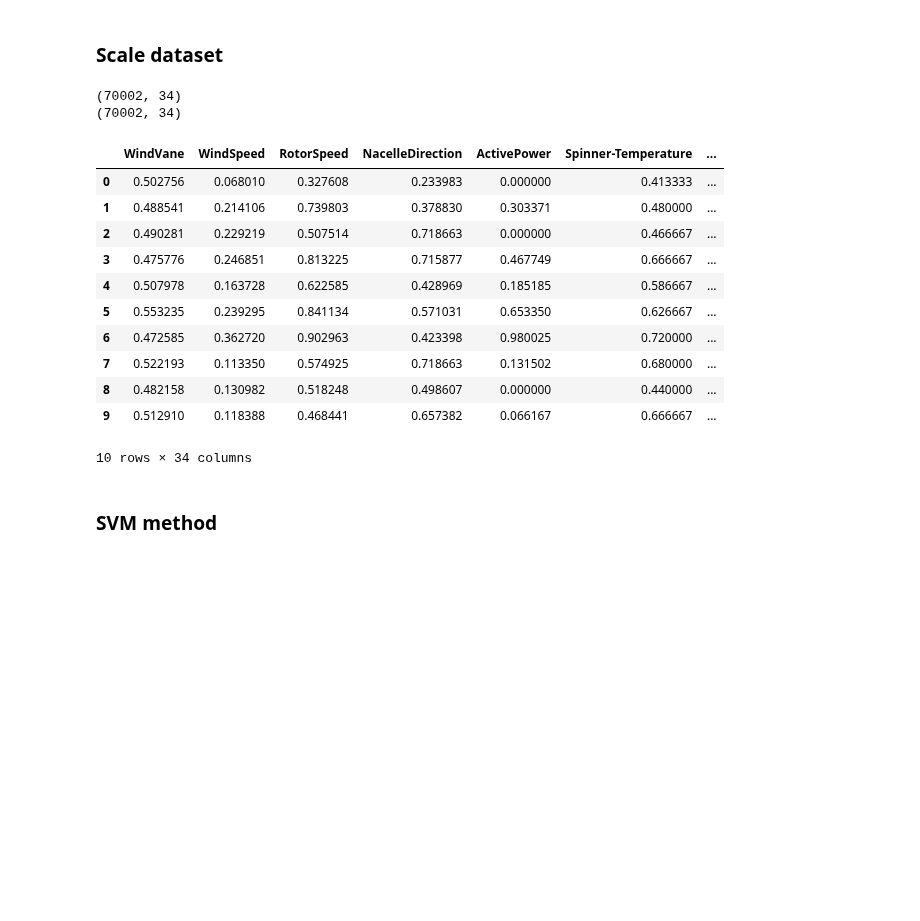
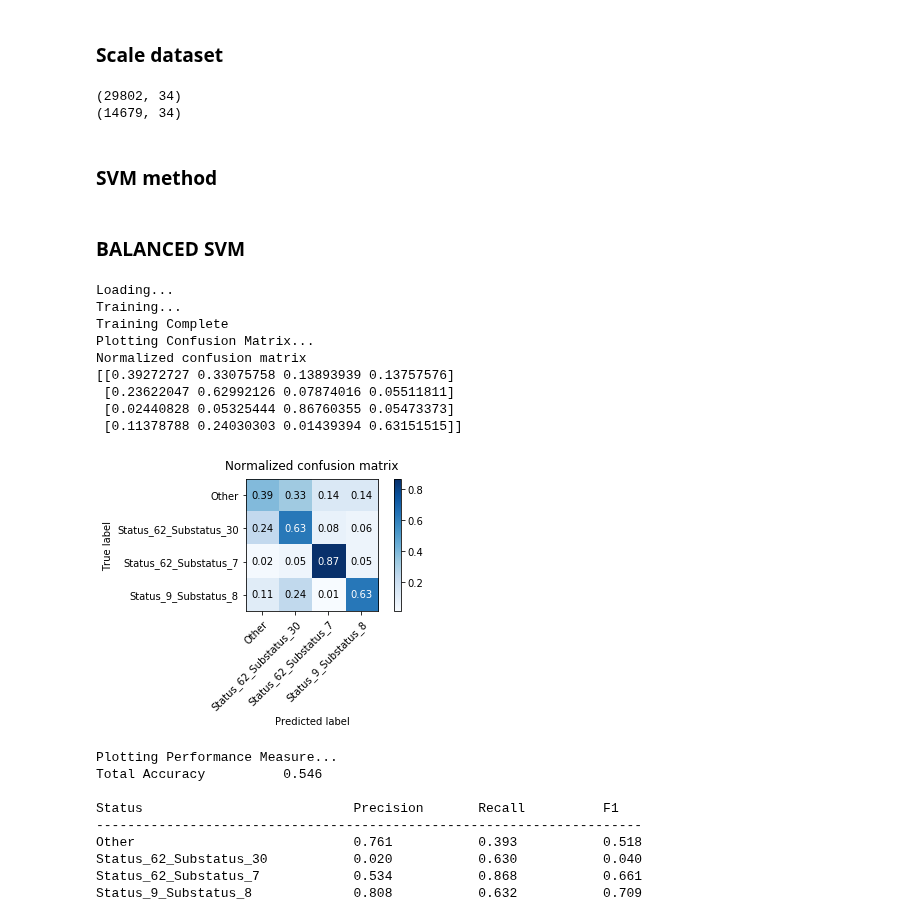
Before and after one commit to StianIsmar/project-thesis, a Jupyter notebook: TE/models/run_models.ipynb, the cells around one changed output. Cells and saved outputs as stored; diff of their text form; code cells hidden in the pictures; blank space fills up the shorter version.

Commit message:
added updated run_models

```diff
--- a/TE/models/run_models.ipynb
+++ b/TE/models/run_models.ipynb
@@ -117,39 +118,42 @@ rf
 # %% [markdown]
 ### Scale dataset
 # %%
-print(X_train.shape)
+from sklearn.preprocessing import MinMaxScaler
+
+from sklearn import preprocessing
 
 scaler  = MinMaxScaler()
 X_train_scaled = scaler.fit_transform(X_train)
 X_test_scaled = scaler.transform(X_test)
 print(X_train_scaled.shape)
+print(X_test_scaled.shape)
 # %% [output]
-(70002, 34)
-(70002, 34)
+(29802, 34)
+(14679, 34)
-# %%
-
-scaler = MinMaxScaler(copy=False)
-X_train_scaled = scaler.fit(X_train)
-X_train_scaled = X_train_scaled.transform(X_train)
-X_train = pd.DataFrame(X_train_scaled, columns=list(X))
-X_train.head(10)
-
-X_test_scaled = scaler.fit(X_test)
-X_test_scaled = X_test_scaled.transform(X_test)
-X_test_scaled = pd.DataFrame(X_test_scaled, columns=list(X))
-X_test_scaled.head(10)
-# %% [output]
-|  | WindVane | WindSpeed | RotorSpeed | NacelleDirection | ActivePower | Spinner-Temperature | ... |
-| 0 | 0.502756 | 0.068010 | 0.327608 | 0.233983 | 0.000000 | 0.413333 | ... |
-| 1 | 0.488541 | 0.214106 | 0.739803 | 0.378830 | 0.303371 | 0.480000 | ... |
-| 2 | 0.490281 | 0.229219 | 0.507514 | 0.718663 | 0.000000 | 0.466667 | ... |
-| 3 | 0.475776 | 0.246851 | 0.813225 | 0.715877 | 0.467749 | 0.666667 | ... |
-| 4 | 0.507978 | 0.163728 | 0.622585 | 0.428969 | 0.185185 | 0.586667 | ... |
-| 5 | 0.553235 | 0.239295 | 0.841134 | 0.571031 | 0.653350 | 0.626667 | ... |
-| 6 | 0.472585 | 0.362720 | 0.902963 | 0.423398 | 0.980025 | 0.720000 | ... |
-| 7 | 0.522193 | 0.113350 | 0.574925 | 0.718663 | 0.131502 | 0.680000 | ... |
-| 8 | 0.482158 | 0.130982 | 0.518248 | 0.498607 | 0.000000 | 0.440000 | ... |
-| 9 | 0.512910 | 0.118388 | 0.468441 | 0.657382 | 0.066167 | 0.666667 | ... |
-10 rows × 34 columns
 # %% [markdown]
 ### SVM method
+# %% [markdown]
+### BALANCED SVM
+# %%
+# Balanced
+svm1 = svm_method.get_svm_model_balanced(X_train_scaled, X_test_scaled, y_train, y_test)
+# %% [output]
+Loading...
+Training...
+Training Complete
+Plotting Confusion Matrix...
+Normalized confusion matrix
+[[0.39272727 0.33075758 0.13893939 0.13757576]
+ [0.23622047 0.62992126 0.07874016 0.05511811]
+ [0.02440828 0.05325444 0.86760355 0.05473373]
+ [0.11378788 0.24030303 0.01439394 0.63151515]]
+[figure, added]
+Plotting Performance Measure...
+Total Accuracy          0.546
+
+Status                           Precision       Recall          F1
+----------------------------------------------------------------------
+Other                            0.761           0.393           0.518
+Status_62_Substatus_30           0.020           0.630           0.040
+Status_62_Substatus_7            0.534           0.868           0.661
+Status_9_Substatus_8             0.808           0.632           0.709
```
Also changed, not shown: parts of 19 cells of this notebook, 1 other file.
